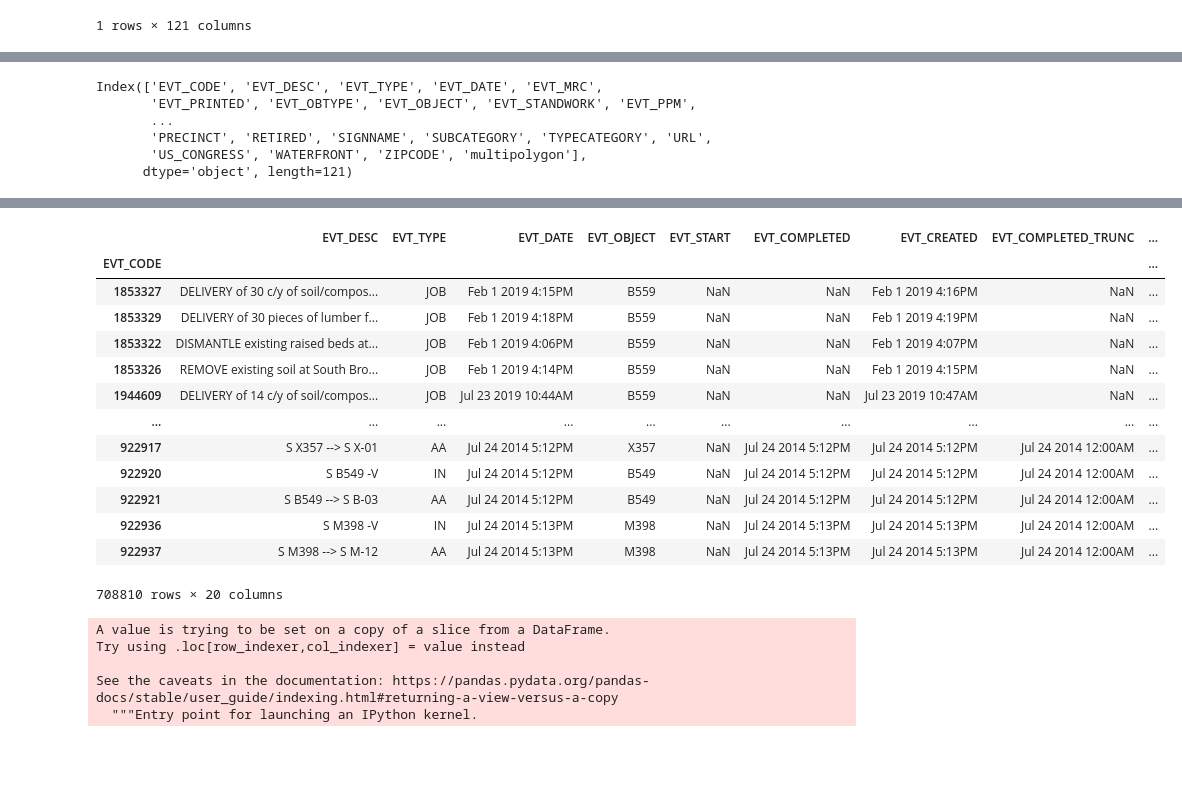
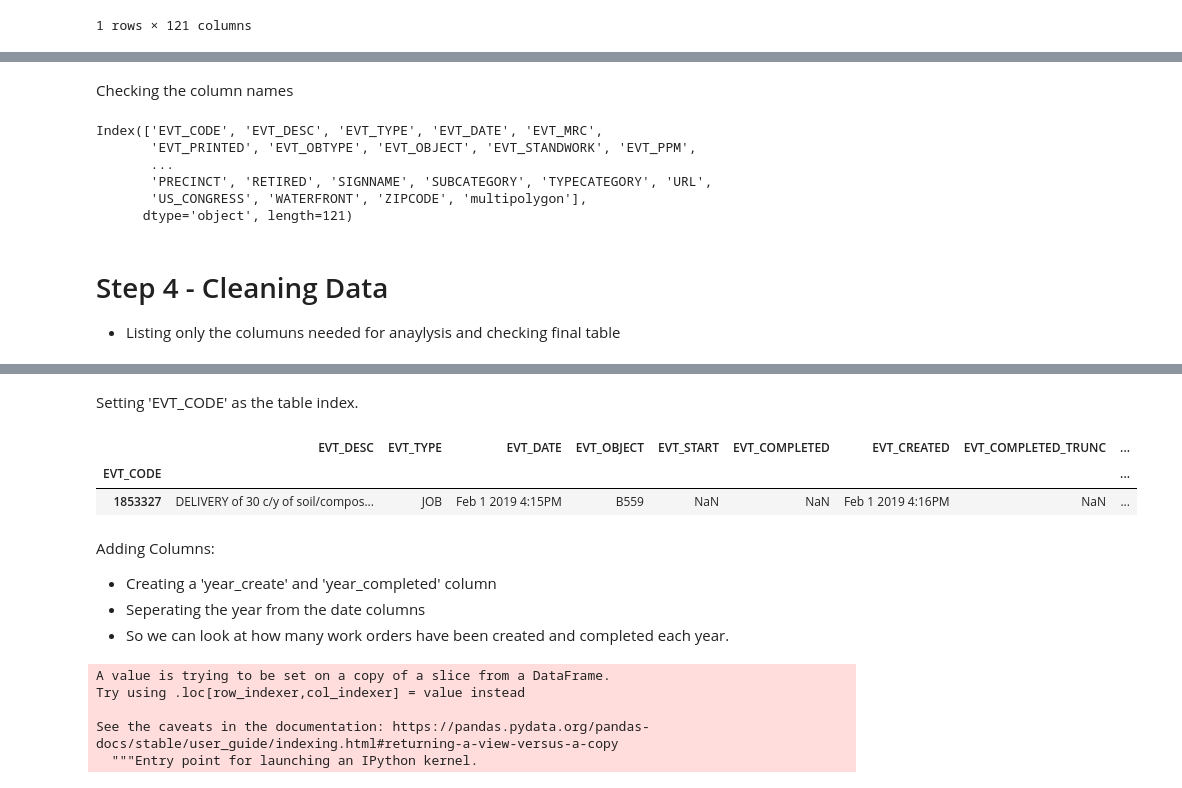
Before and after one commit to RitaRitaIsOOO/Parks_WO_Analysis, a Jupyter notebook: parks_wo.ipynb, the cells around one changed output, grey strips where cells are left out. Cells and saved outputs as stored; diff of their text form; code cells hidden in the pictures; blank space fills up the shorter version.

```diff
--- a/parks_wo.ipynb
+++ b/parks_wo.ipynb
@@ -84,3 +162,5 @@ memory usage: 650.3+ MB
+# %% [markdown]
+Checking the column names
 # %%
 parks_wo.columns
 # %% [output]
@@ -90,6 +170,9 @@ Index(['EVT_CODE', 'EVT_DESC', 'EVT_TYPE', 'EVT_DATE', 'EVT_MRC',
        'PRECINCT', 'RETIRED', 'SIGNNAME', 'SUBCATEGORY', 'TYPECATEGORY', 'URL',
        'US_CONGRESS', 'WATERFRONT', 'ZIPCODE', 'multipolygon'],
       dtype='object', length=121)
+# %% [markdown]
+# Step 4 - Cleaning Data
+* Listing only the columuns needed for anaylysis and checking final table
 # %%
 dpr_wo_final = parks_wo[['EVT_CODE','EVT_DESC', 'EVT_TYPE', 'EVT_DATE','EVT_OBJECT','EVT_START','EVT_COMPLETED','EVT_CREATED',
           'EVT_COMPLETED_TRUNC','OBJ_OBTYPE', 'OBJ_CODE', 'OBJ_DESC',
@@ -116,20 +199,11 @@ Data columns (total 21 columns):
  20  SIGNNAME             708810 non-null  object
 dtypes: float64(3), int64(1), object(17)
 memory usage: 119.0+ MB
+# %% [markdown]
+Setting 'EVT_CODE' as the table index.
 # %%
-dpr_wo_final.set_index(['EVT_CODE'], drop=True, inplace=False)
+dpr_wo_final.set_index(['EVT_CODE'], drop=True, inplace=False).head(1)
 # %% [output]
 |  | EVT_DESC | EVT_TYPE | EVT_DATE | EVT_OBJECT | EVT_START | EVT_COMPLETED | EVT_CREATED | EVT_COMPLETED_TRUNC | ... |
 | EVT_CODE |  |  |  |  |  |  |  |  | ... |
 | 1853327 | DELIVERY of 30 c/y of soil/compos... | JOB | Feb 1 2019 4:15PM | B559 | NaN | NaN | Feb 1 2019 4:16PM | NaN | ... |
-| 1853329 | DELIVERY of 30 pieces of lumber f... | JOB | Feb 1 2019 4:18PM | B559 | NaN | NaN | Feb 1 2019 4:19PM | NaN | ... |
-| 1853322 | DISMANTLE existing raised beds at... | JOB | Feb 1 2019 4:06PM | B559 | NaN | NaN | Feb 1 2019 4:07PM | NaN | ... |
-| 1853326 | REMOVE existing soil at South Bro... | JOB | Feb 1 2019 4:14PM | B559 | NaN | NaN | Feb 1 2019 4:15PM | NaN | ... |
-| 1944609 | DELIVERY of 14 c/y of soil/compos... | JOB | Jul 23 2019 10:44AM | B559 | NaN | NaN | Jul 23 2019 10:47AM | NaN | ... |
-| ... | ... | ... | ... | ... | ... | ... | ... | ... | ... |
-| 922917 | S X357 --> S X-01 | AA | Jul 24 2014 5:12PM | X357 | NaN | Jul 24 2014 5:12PM | Jul 24 2014 5:12PM | Jul 24 2014 12:00AM | ... |
-| 922920 | S B549 -V | IN | Jul 24 2014 5:12PM | B549 | NaN | Jul 24 2014 5:12PM | Jul 24 2014 5:12PM | Jul 24 2014 12:00AM | ... |
-| 922921 | S B549 --> S B-03 | AA | Jul 24 2014 5:12PM | B549 | NaN | Jul 24 2014 5:12PM | Jul 24 2014 5:12PM | Jul 24 2014 12:00AM | ... |
-| 922936 | S M398 -V | IN | Jul 24 2014 5:13PM | M398 | NaN | Jul 24 2014 5:13PM | Jul 24 2014 5:13PM | Jul 24 2014 12:00AM | ... |
-| 922937 | S M398 --> S M-12 | AA | Jul 24 2014 5:13PM | M398 | NaN | Jul 24 2014 5:13PM | Jul 24 2014 5:13PM | Jul 24 2014 12:00AM | ... |
-708810 rows × 20 columns
@@ -138,3 +210,8 @@ dpr_wo_final.to_csv('dpr_wo_final.csv')
+# %% [markdown]
+Adding Columns:
+* Creating a 'year_create' and 'year_completed' column
+* Seperating the year from the date columns
+* So we can look at how many work orders have been created and completed each year.
 # %%
 def convert_to_year(dt):
   return pd.to_datetime(dt).year
```
Also changed, not shown: parts of 48 cells of this notebook.
